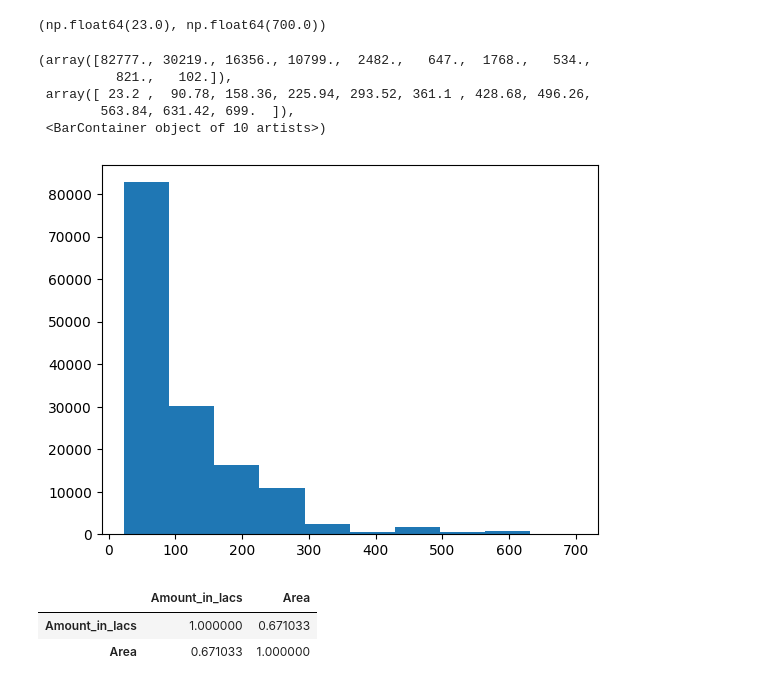
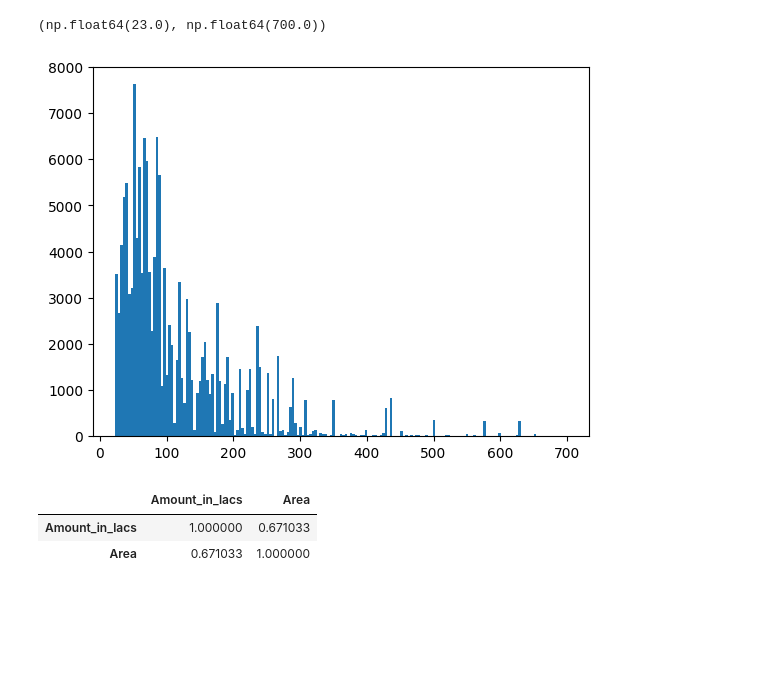
Before and after one commit to Ak62007/ML_Work, a Jupyter notebook: Linear_Regression_and_Decision_Tree_Regressors/notebooks/linear_regression.ipynb, the cells around one changed output. Drawn from its saved outputs; the diff is of its cells as text; code cells hidden in the pictures; blank space fills up the shorter version.

```diff
--- a/Linear_Regression_and_Decision_Tree_Regressors/notebooks/linear_regression.ipynb
+++ b/Linear_Regression_and_Decision_Tree_Regressors/notebooks/linear_regression.ipynb
@@ -1274,14 +1271,9 @@ data_copy = data_copy[(data_copy["Area"] > q_lo) & (data_copy["Area"] < q_hi)]
 # %%
 data_copy = data_copy[(data_copy["Amount_in_lacs"] > q_lo_amount) & (data_copy["Amount_in_lacs"] < q_hi_amount)]
 # %%
-plt.hist(data_copy["Amount_in_lacs"])
+plt.hist(data_copy["Amount_in_lacs"], bins='auto');
 # %% [output]
-(array([82777., 30219., 16356., 10799.,  2482.,   647.,  1768.,   534.,
-          821.,   102.]),
- array([ 23.2 ,  90.78, 158.36, 225.94, 293.52, 361.1 , 428.68, 496.26,
-        563.84, 631.42, 699.  ]),
- <BarContainer object of 10 artists>)
-[figure, old version]
+[figure, new version]
 # %%
 data_copy[["Amount_in_lacs", "Area"]].corr()
 # %% [output]
```
Also changed, not shown: parts of 30 cells of this notebook.
